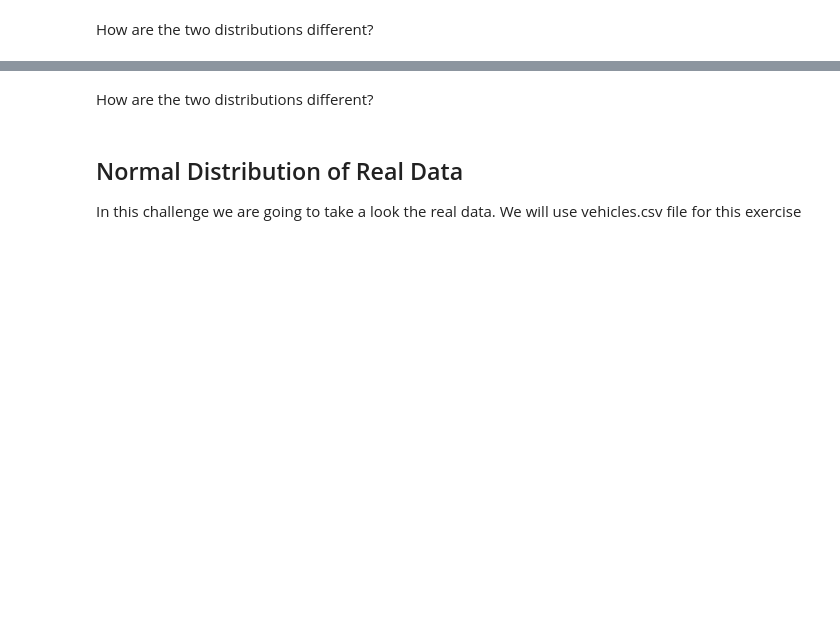
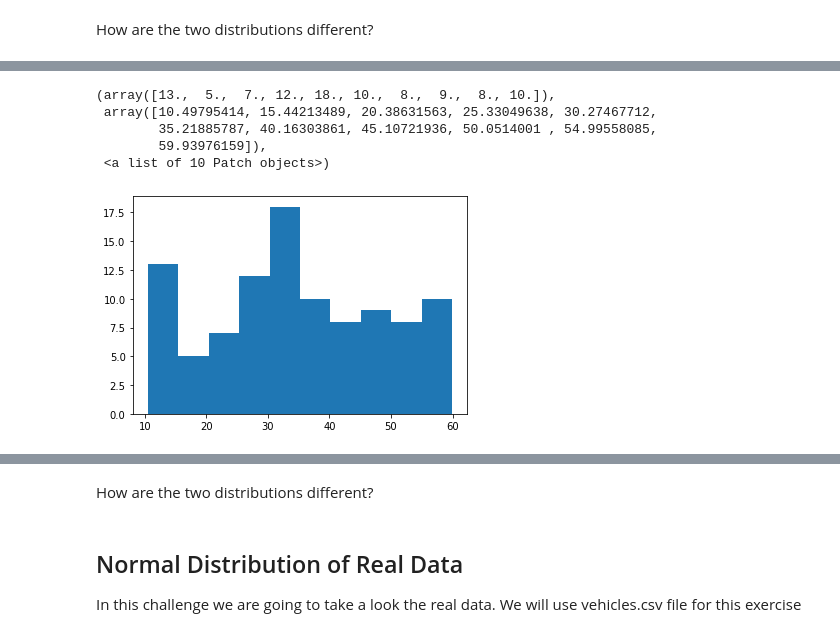
Before and after one commit to ta-data-lis/lab-probability-distributions, a Jupyter notebook: your-code/continuous.ipynb, the cells around one changed output, grey strips where cells are left out. Cells and saved outputs as stored; diff of their text form; code cells hidden in the pictures; blank space fills up the shorter version.

```diff
--- a/your-code/continuous.ipynb
+++ b/your-code/continuous.ipynb
@@ -51,3 +63,12 @@ How are the two distributions different?
+# %%
+plt.hist(dist_2, bins = 10)
+# %% [output]
+(array([13.,  5.,  7., 12., 18., 10.,  8.,  9.,  8., 10.]),
+ array([10.49795414, 15.44213489, 20.38631563, 25.33049638, 30.27467712,
+        35.21885787, 40.16303861, 45.10721936, 50.0514001 , 54.99558085,
+        59.93976159]),
+ <a list of 10 Patch objects>)
+[figure, added]
 # %% [markdown]
 ## Normal Distribution
 
```
Also changed, not shown: parts of 23 cells of this notebook.
